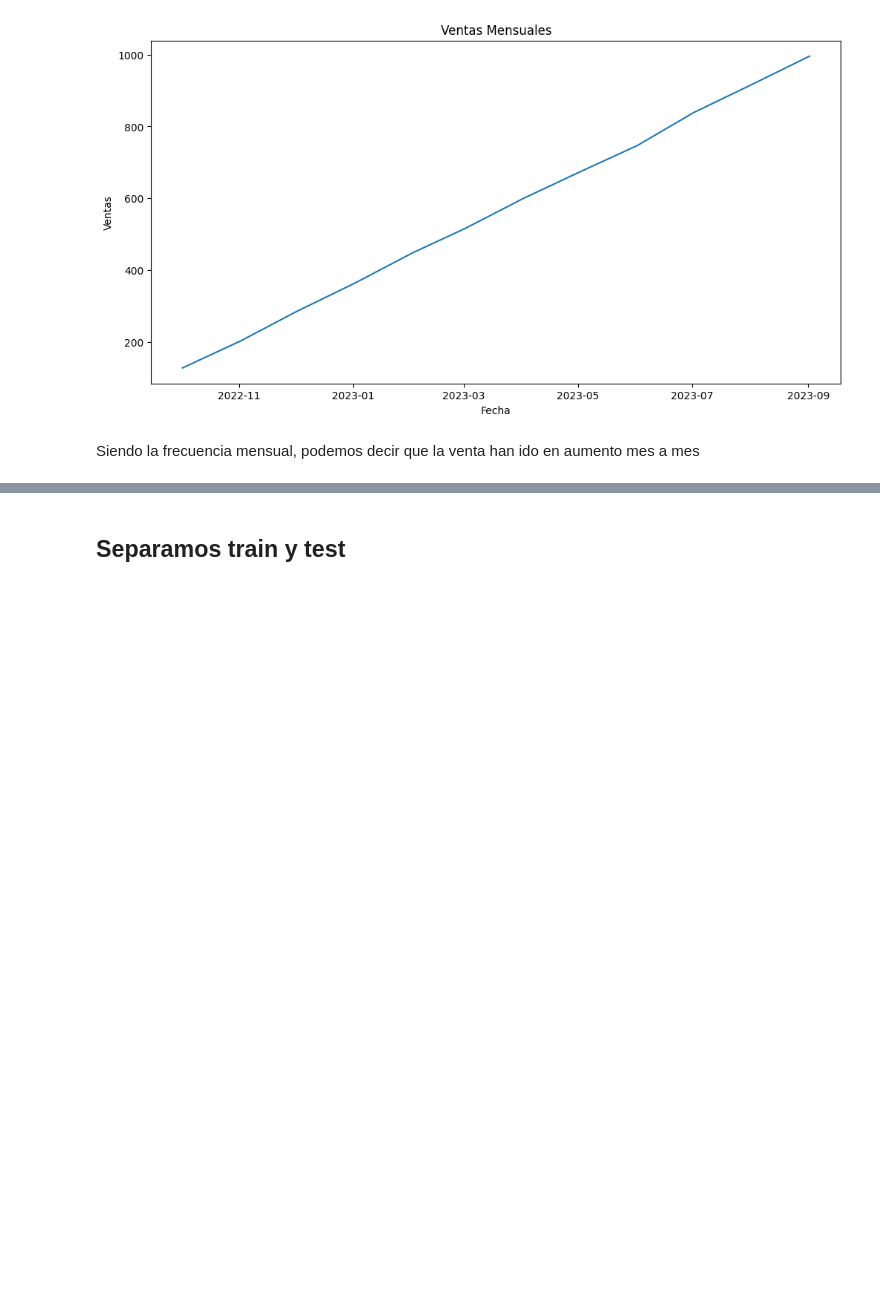
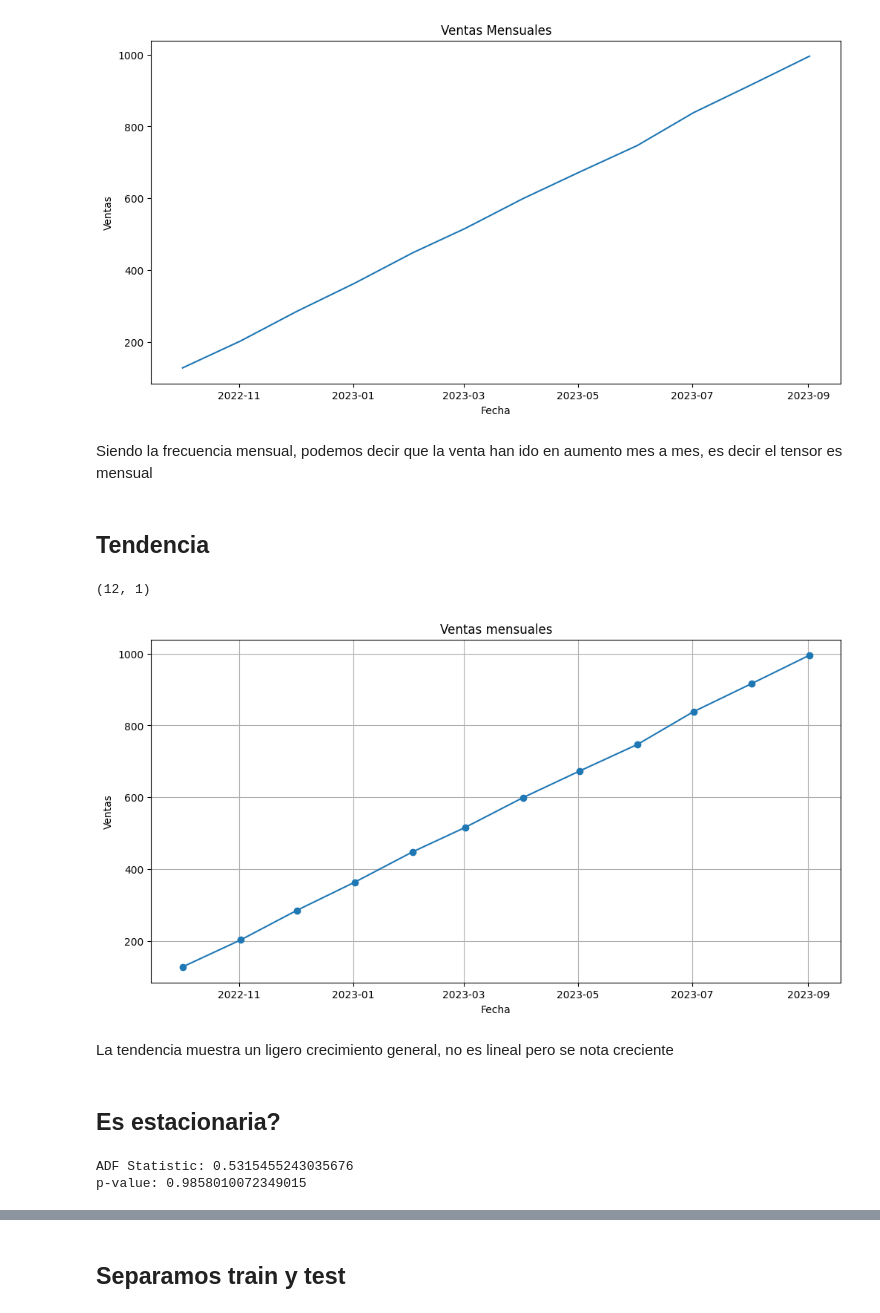
Before and after one commit to 4GeeksAcademy/najuvgz-intro-ml, a Jupyter notebook: src/10-time-series-forecasting.ipynb, the cells around one changed output, grey strips where cells are left out. Drawn from its saved outputs; the diff is of its cells as text; code cells hidden in the pictures; blank space fills up the shorter version.

```diff
--- a/src/10-time-series-forecasting.ipynb
+++ b/src/10-time-series-forecasting.ipynb
@@ -92,4 +67,31 @@ plt.show()
 # %% [output]
 [figure]
 # %% [markdown]
-Siendo la frecuencia mensual, podemos decir que la venta han ido en aumento mes a mes
+Siendo la frecuencia mensual, podemos decir que la venta han ido en aumento mes a mes, es decir el tensor es mensual
+# %% [markdown]
+## Tendencia
+# %%
+df.shape
+# %% [output]
+(12, 1)
+# %%
+plt.figure(figsize=(12,6))
+plt.plot(df['sales'], marker='o')
+plt.title('Ventas mensuales')
+plt.xlabel('Fecha')
+plt.ylabel('Ventas')
+plt.grid(True)
+plt.show()
+# %% [output]
+[figure, added]
+# %% [markdown]
+La tendencia muestra un ligero crecimiento general, no es lineal pero se nota creciente
+# %% [markdown]
+## Es estacionaria?
+# %%
+result_adf = adfuller(df['sales'])
+print('ADF Statistic:', result_adf[0])
+print('p-value:', result_adf[1])
+# %% [output]
+ADF Statistic: 0.5315455243035676
+p-value: 0.9858010072349015
```
Also changed, not shown: parts of 14 cells of this notebook, 1 other file.
